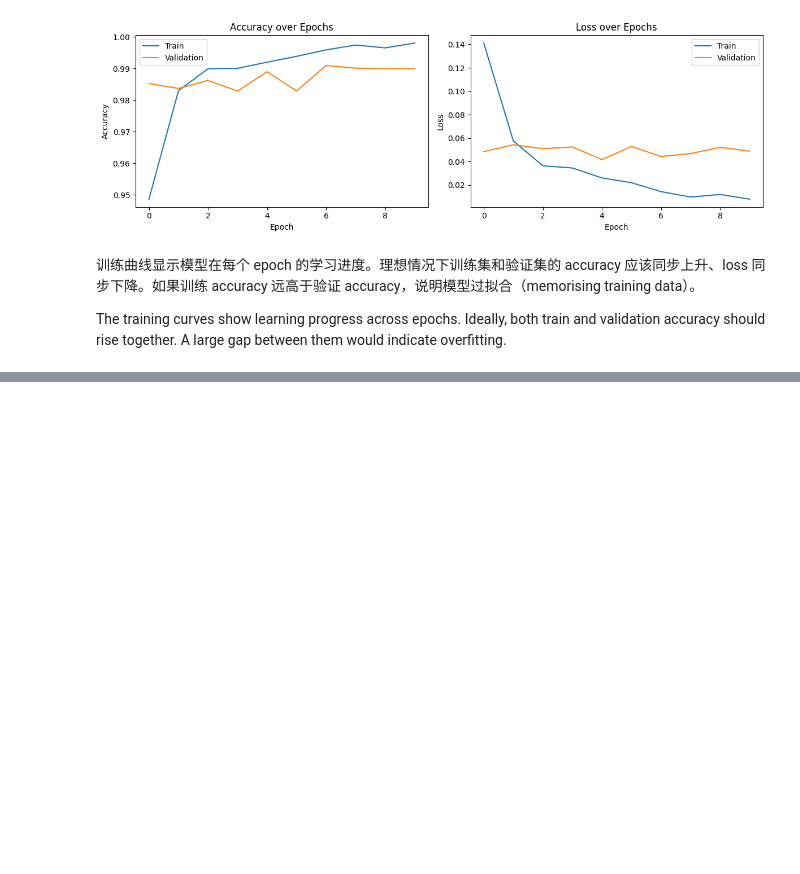
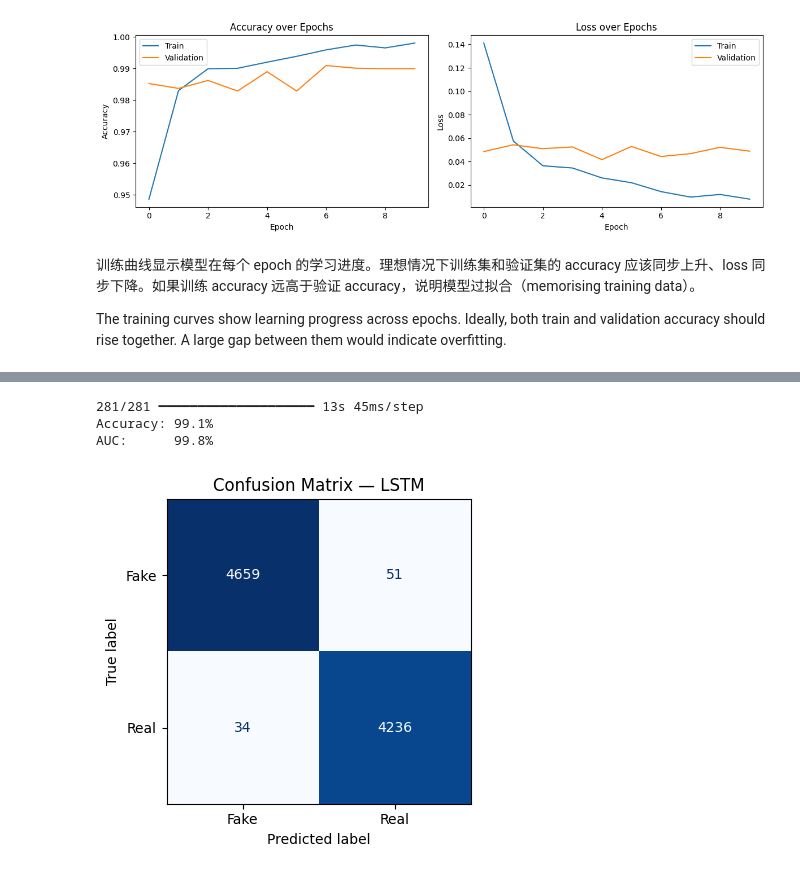
Before and after one commit to shuhan312/fake-news-detection-lstm-to-llm, a Jupyter notebook: notebooks/01_lstm_reimplementation.ipynb, the cells around one changed output, grey strips where cells are left out. Drawn from its saved outputs; the diff is of its cells as text; code cells hidden in the pictures; blank space fills up the shorter version.

```diff
--- a/notebooks/01_lstm_reimplementation.ipynb
+++ b/notebooks/01_lstm_reimplementation.ipynb
@@ -223,0 +230,30 @@ The training curves show learning progress across epochs. Ideally, both train an
+# %%
+# 获取预测概率和预测标签
+# Get predicted probabilities and binary labels
+y_prob = model.predict(X_test_seq).flatten()
+y_pred = (y_prob > 0.5).astype(int)
+
+# 计算指标 / Compute metrics
+acc = accuracy_score(y_test, y_pred)
+auc = roc_auc_score(y_test, y_prob)
+
+print(f'Accuracy: {acc:.1%}')
+print(f'AUC:      {auc:.1%}')
+# %% [output]
+281/281 ━━━━━━━━━━━━━━━━━━━━ 13s 45ms/step
+Accuracy: 99.1%
+AUC:      99.8%
+# %%
+# 混淆矩阵：显示模型在每个类别上的预测情况
+# Confusion matrix: shows prediction breakdown per class
+cm = confusion_matrix(y_test, y_pred)
+disp = ConfusionMatrixDisplay(confusion_matrix=cm, display_labels=['Fake', 'Real'])
+
+fig, ax = plt.subplots(figsize=(5, 4))
+disp.plot(ax=ax, colorbar=False, cmap='Blues')
+ax.set_title('Confusion Matrix — LSTM')
+plt.tight_layout()
+plt.savefig('../results/confusion_matrix_lstm.png', dpi=150)
+plt.show()
+# %% [output]
+[figure, added]
```
Also changed, not shown: parts of 2 cells of this notebook.
